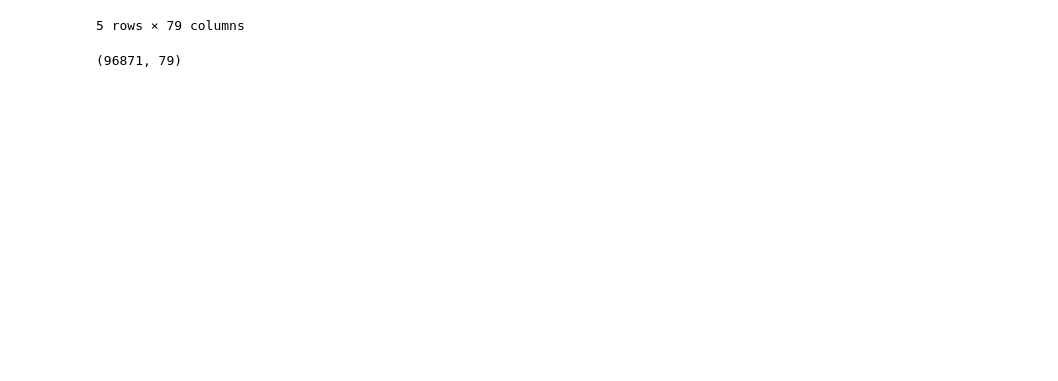
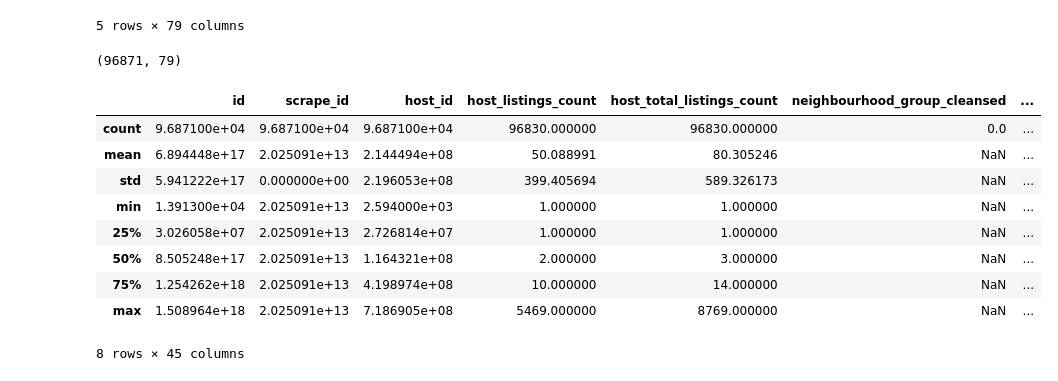
Before and after one commit to HrydeyBhatti/Exploratory-Data-Analysis-London-Airbnb-Data, a Jupyter notebook: notebooks/EDA.ipynb, the cells around one changed output. Cells and saved outputs as stored; diff of their text form; code cells hidden in the pictures; blank space fills up the shorter version.

Commit message:
Summary Statistics of dataset

```diff
--- a/notebooks/EDA.ipynb
+++ b/notebooks/EDA.ipynb
@@ -56,3 +56,17 @@ listings_df.tail()
 listings_df.shape
 # %% [output]
 (96871, 79)
+# %%
+#Summary Statistics of dataset
+listings_df.describe()
+# %% [output]
+|  | id | scrape_id | host_id | host_listings_count | host_total_listings_count | neighbourhood_group_cleansed | ... |
+| count | 9.687100e+04 | 9.687100e+04 | 9.687100e+04 | 96830.000000 | 96830.000000 | 0.0 | ... |
+| mean | 6.894448e+17 | 2.025091e+13 | 2.144494e+08 | 50.088991 | 80.305246 | NaN | ... |
+| std | 5.941222e+17 | 0.000000e+00 | 2.196053e+08 | 399.405694 | 589.326173 | NaN | ... |
+| min | 1.391300e+04 | 2.025091e+13 | 2.594000e+03 | 1.000000 | 1.000000 | NaN | ... |
+| 25% | 3.026058e+07 | 2.025091e+13 | 2.726814e+07 | 1.000000 | 1.000000 | NaN | ... |
+| 50% | 8.505248e+17 | 2.025091e+13 | 1.164321e+08 | 2.000000 | 3.000000 | NaN | ... |
+| 75% | 1.254262e+18 | 2.025091e+13 | 4.198974e+08 | 10.000000 | 14.000000 | NaN | ... |
+| max | 1.508964e+18 | 2.025091e+13 | 7.186905e+08 | 5469.000000 | 8769.000000 | NaN | ... |
+8 rows × 45 columns
```
